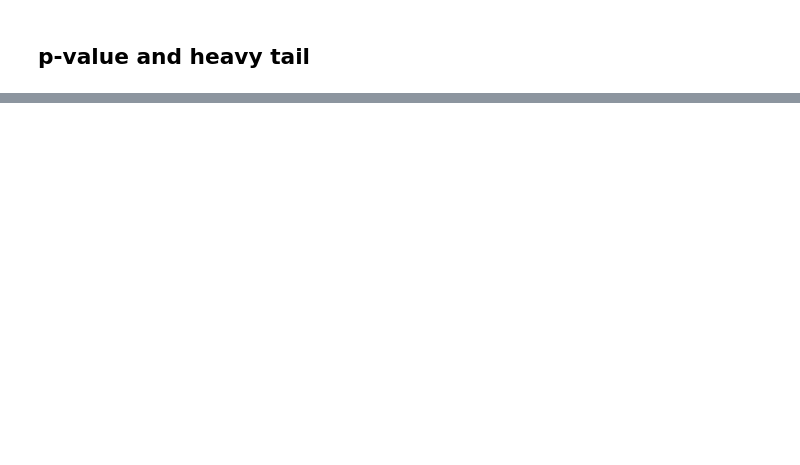
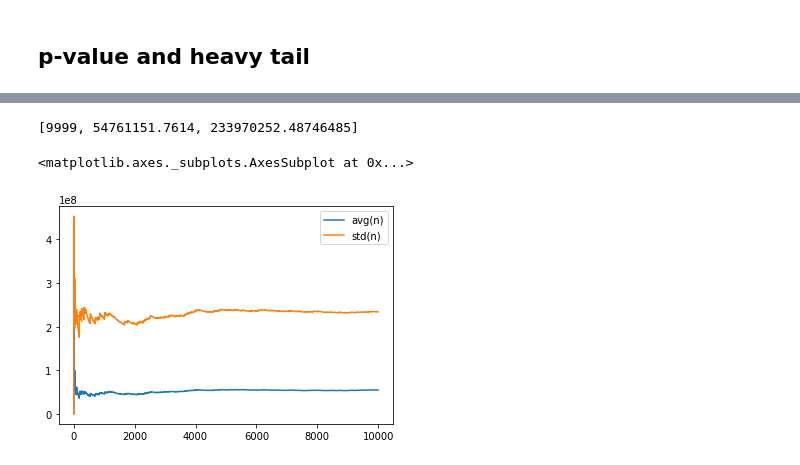
Before and after one commit to sdpython/mlstatpy, a Jupyter notebook: _doc/notebooks/metric/pvalues_examples.ipynb, the cells around one changed output, grey strips where cells are left out. Drawn from its saved outputs; the diff is of its cells as text; code cells hidden in the pictures; blank space fills up the shorter version.

```diff
--- a/_doc/notebooks/metric/pvalues_examples.ipynb
+++ b/_doc/notebooks/metric/pvalues_examples.ipynb
@@ -352,14 +350,2 @@ min lk -3393.2292120130046 0.384
-# %%
-class TableFormula(pandas.DataFrame):
-
-    def __init__(self, cols, data):
-        pandas.DataFrame.__init__(self, data=data)
-        self.columns = cols
-
-    def sort(self, lf):
-        df = self.copy()
-        df["key"] = self.apply(lambda row: lf(row), axis=1)
-        res = df.sort_values("_key_")
-        return res.drop("_key_")
 # %% [markdown]
 ## p-value and heavy tail
@@ -365,0 +383,27 @@ class TableFormula(pandas.DataFrame):
+# %%
+def draw_variancen(sample) :
+    avg = 0.
+    std = 0.
+    n   = 0.
+    w   = 1.
+    add = []
+    for i,x in enumerate(sample) :
+        x    = float (x)
+        avg += x * w
+        std += x*x * w
+        n   += w
+        val  = (std/n - (avg/n)**2)**0.5
+        add.append ( [ i, avg/n, val] )
+
+    print(add[-1])
+    table = TableFormula(add, columns=["index", "avg(n)", "std(n)"])
+    return table.graph_XY ( [
+            [ lambda v: v["index"], lambda v: v["avg(n)"], "avg(n)"],
+            [ lambda v: v["index"], lambda v: v["std(n)"], "std(n)"]],
+                     marker=False, link_point=True)
+
+draw_variancen(sample)
+# %% [output]
+[9999, 54761151.7614, 233970252.48746485]
+<matplotlib.axes._subplots.AxesSubplot at 0x...>
+[figure, added]
```
Also changed, not shown: parts of 9 cells of this notebook, 4 other files.
